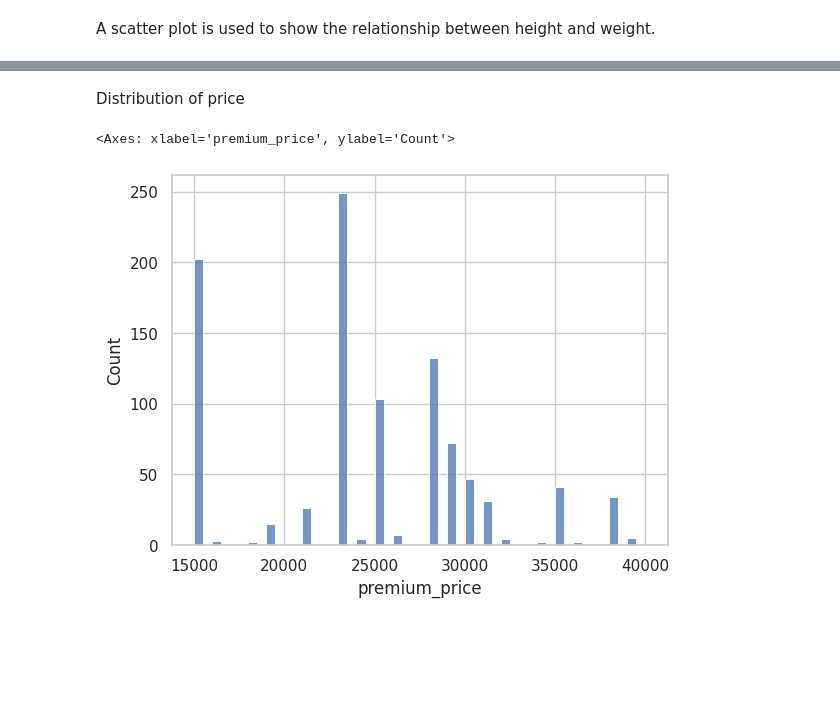
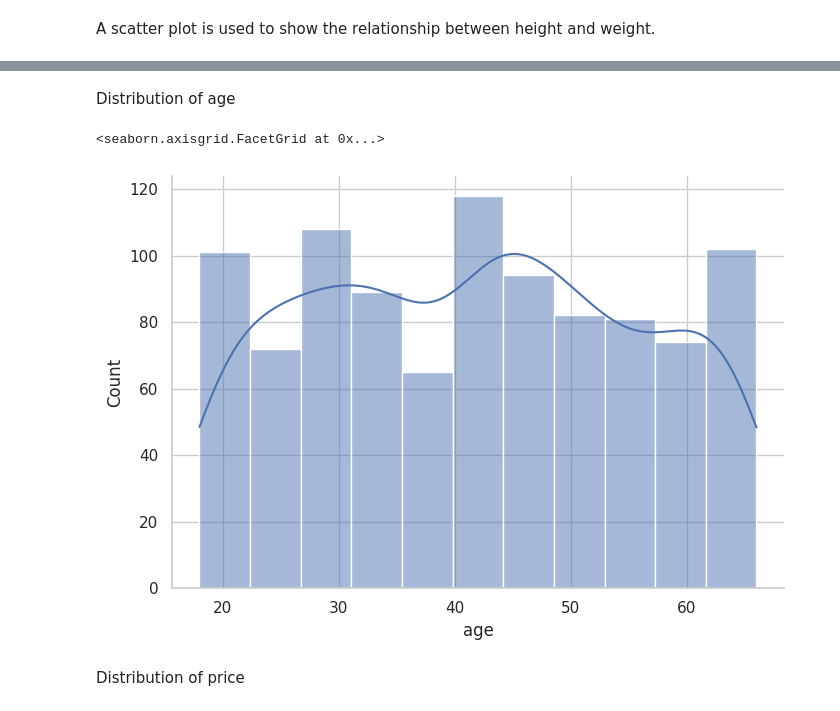
Before and after one commit to kellyvergarat/ML-Medical-Insurance-Prediction, a Jupyter notebook: medical_insurance_regression.ipynb, the cells around one changed output, grey strips where cells are left out. Saved outputs shown, nothing was run; the diff lists cells and outputs as text; code cells hidden in the pictures; blank space fills up the shorter version.

```diff
--- a/medical_insurance_regression.ipynb
+++ b/medical_insurance_regression.ipynb
@@ -153,7 +148,9 @@ plt.show()
+# %% [markdown]
+Distribution of age
+# %%
+sns.displot(x='age',data=df,aspect=10/7,kde=True)
+# %% [output]
+<seaborn.axisgrid.FacetGrid at 0x...>
+[figure, added]
 # %% [markdown]
 Distribution of price
-# %%
-sns.histplot(df.premium_price, bins=50)
-# %% [output]
-<Axes: xlabel='premium_price', ylabel='Count'>
-[figure, removed]
```
Also changed, not shown: parts of 23 cells of this notebook.
